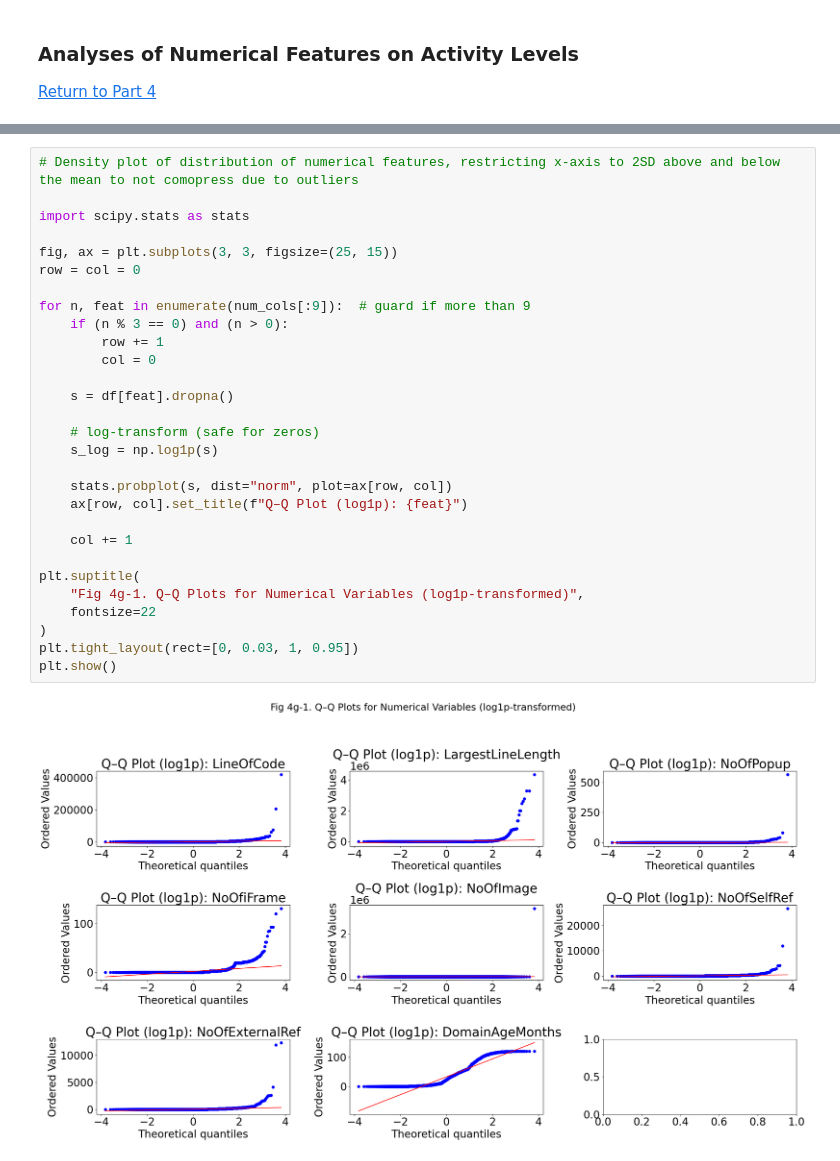
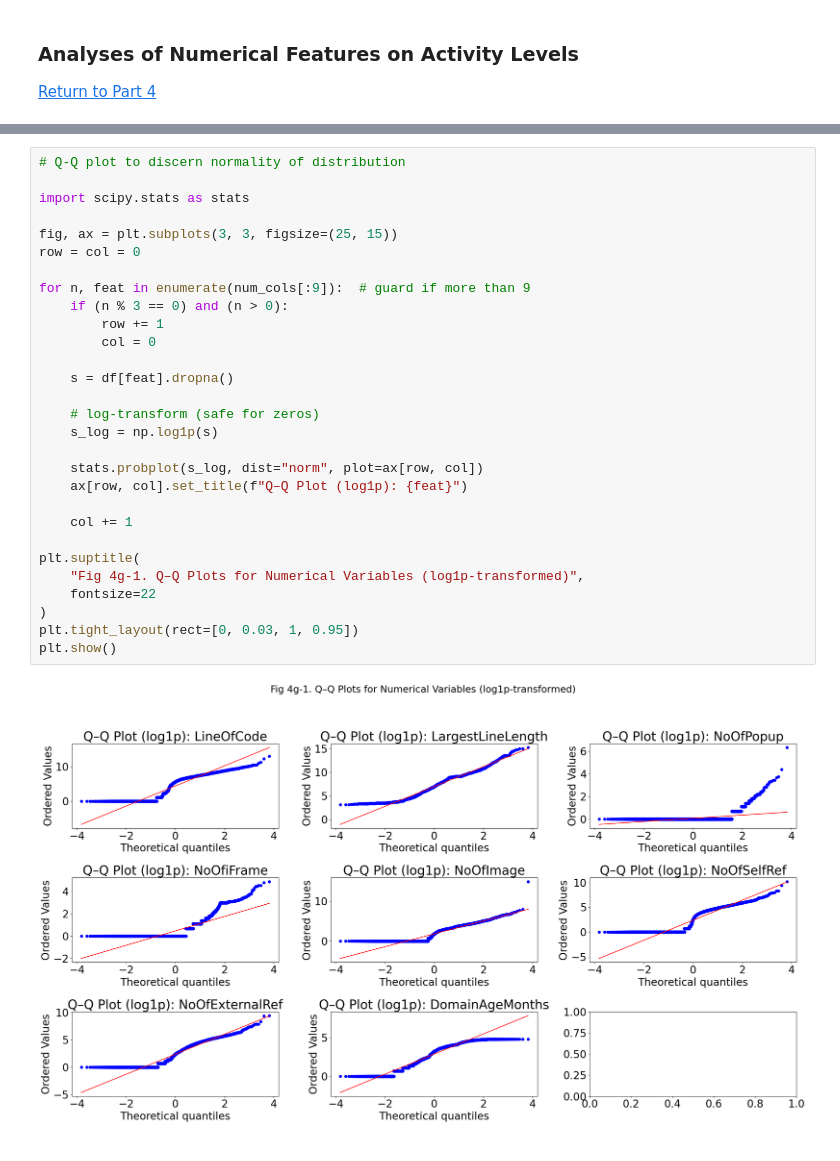
Before and after one commit to yhcchan/aiap22-colin-chan-yip-hang-961g, a Jupyter notebook: eda.ipynb, the cells around one changed output, grey strips where cells are left out. Cells and saved outputs as stored; diff of their text form.

```diff
--- a/eda.ipynb
+++ b/eda.ipynb
@@ -1084,33 +1076,33 @@ summary
 | 75% | 1145.00 | 8047.00 | 0.00 | 1.00 | 25.00 | 87.00 | 55.00 | ... |
 | max | 418650.00 | 4336498.00 | 564.00 | 131.00 | 3166000.00 | 26596.00 | 12353.00 | ... |
 # %%
-# Density plot of distribution of numerical features, restricting x-axis to 2SD above and below the mean to not comopress due to outliers
+# Q-Q plot to discern normality of distribution
 
 import scipy.stats as stats
 
 fig, ax = plt.subplots(3, 3, figsize=(25, 15))
 row = col = 0
 
 for n, feat in enumerate(num_cols[:9]):  # guard if more than 9
     if (n % 3 == 0) and (n > 0):
         row += 1
         col = 0
 
     s = df[feat].dropna()
 
     # log-transform (safe for zeros)
     s_log = np.log1p(s)
 
-    stats.probplot(s, dist="norm", plot=ax[row, col])
+    stats.probplot(s_log, dist="norm", plot=ax[row, col])
     ax[row, col].set_title(f"Q–Q Plot (log1p): {feat}")
 
     col += 1
 
 plt.suptitle(
     "Fig 4g-1. Q–Q Plots for Numerical Variables (log1p-transformed)",
     fontsize=22
 )
 plt.tight_layout(rect=[0, 0.03, 1, 0.95])
 plt.show()
 # %% [output]
-[figure, old version]
+[figure, new version]
```
Also changed, not shown: parts of 7 cells of this notebook.
